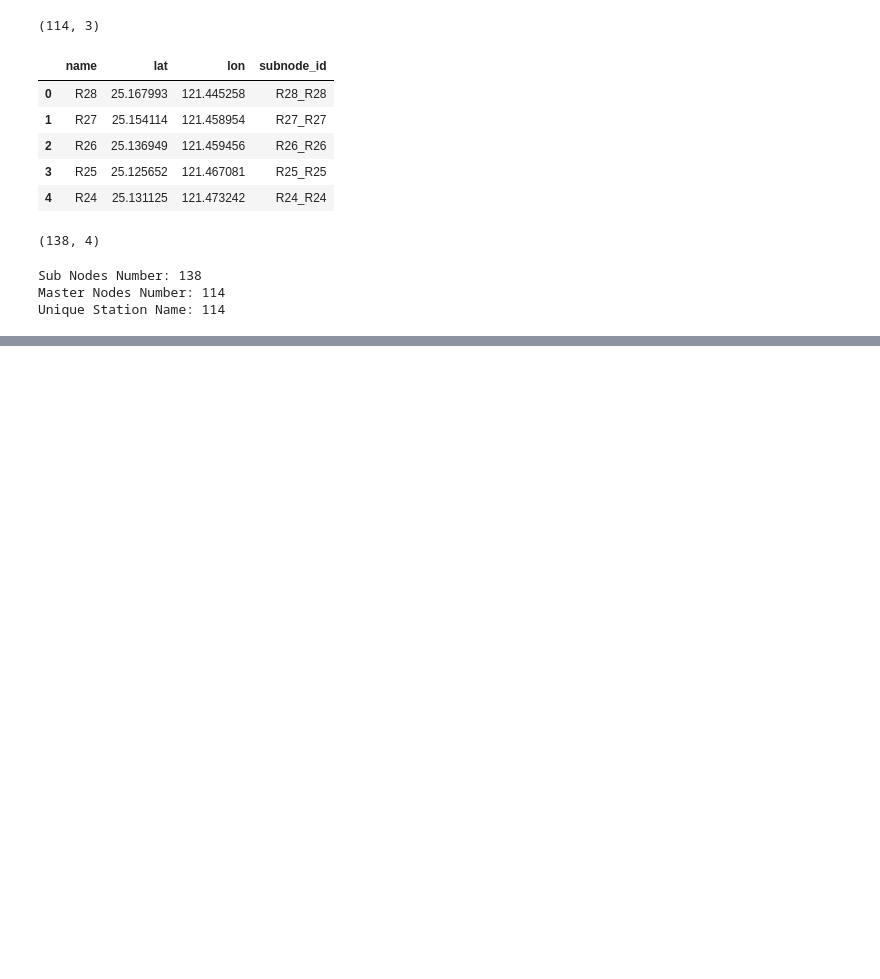
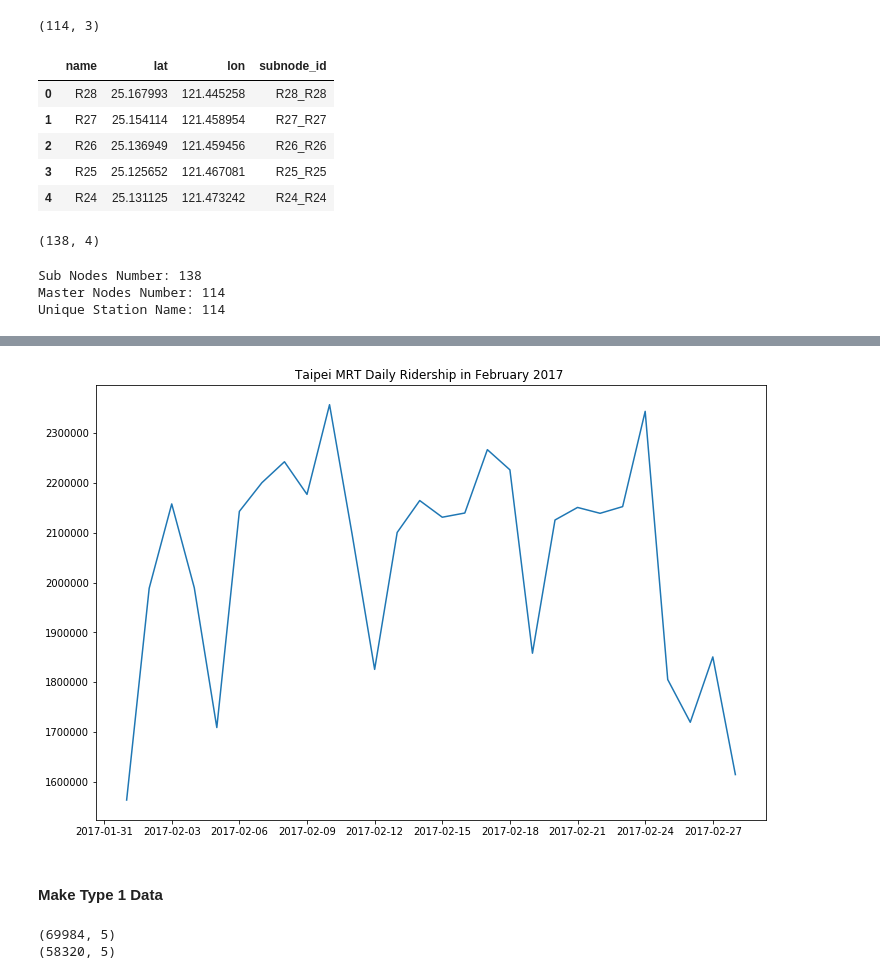
Before and after one commit to rxl204/Capstone, a Jupyter notebook: taipeiOD.ipynb, the cells around one changed output, grey strips where cells are left out. Saved outputs shown, nothing was run; the diff lists cells and outputs as text; code cells hidden in the pictures; blank space fills up the shorter version.

Commit message:
update plots

```diff
--- a/taipeiOD.ipynb
+++ b/taipeiOD.ipynb
@@ -365,0 +236,29 @@ Unique Station Name: 114
+# %%
+import matplotlib.pyplot as plt
+import datetime
+import numpy as np
+plt.figure(figsize=(12,8))
+daily_volume['Date'] = pd.to_datetime(daily_volume['Date'], format= "%Y-%m-%d")
+plt.plot(daily_volume['Date'], daily_volume['Count'])
+plt.title('Taipei MRT Daily Ridership in February 2017 ', size=12)
+plt.show()
+# %% [output]
+[figure, added]
+# %% [markdown]
+#### Make Type 1 Data
+# %%
+#filter for one day
+feb01 = feb.loc[feb['Date'] == '2017-02-01']
+#group data into AM and PM peak for plotting
+AMpeak = [5, 6, 7, 8, 9, 10]
+PMpeak = [15, 16, 17, 18, 19]
+feb01AMPeak = feb01.loc[feb01['Time'].isin(AMpeak)]
+feb01PMPeak = feb01.loc[feb01['Time'].isin(PMpeak)]
+print feb01AMPeak.shape
+print feb01PMPeak.shape
+#convert type 2 to type 1
+feb01AMPeak = feb01AMPeak.groupby(['In'])['Count'].sum().reset_index()
+feb01PMPeak = feb01PMPeak.groupby(['In'])['Count'].sum().reset_index()
+# %% [output]
+(69984, 5)
+(58320, 5)
```
Also changed, not shown: parts of 58 cells of this notebook.
